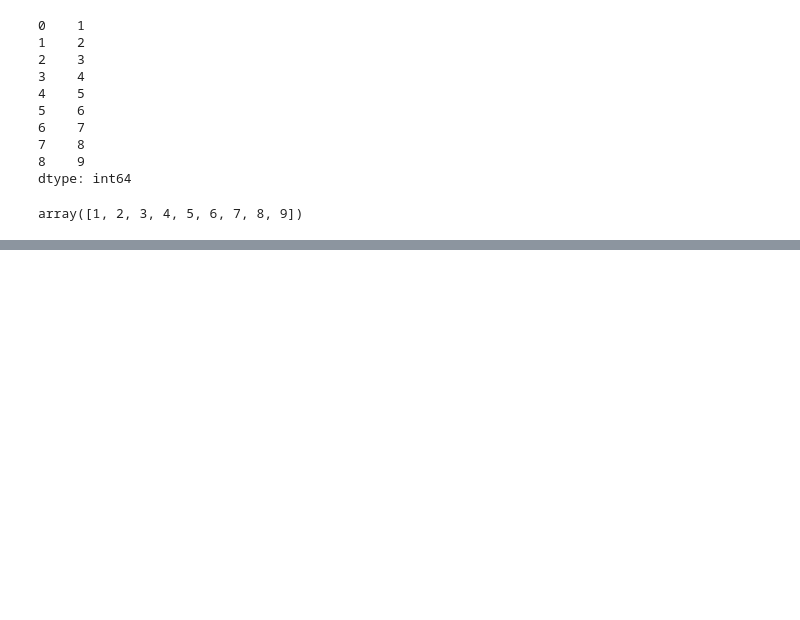
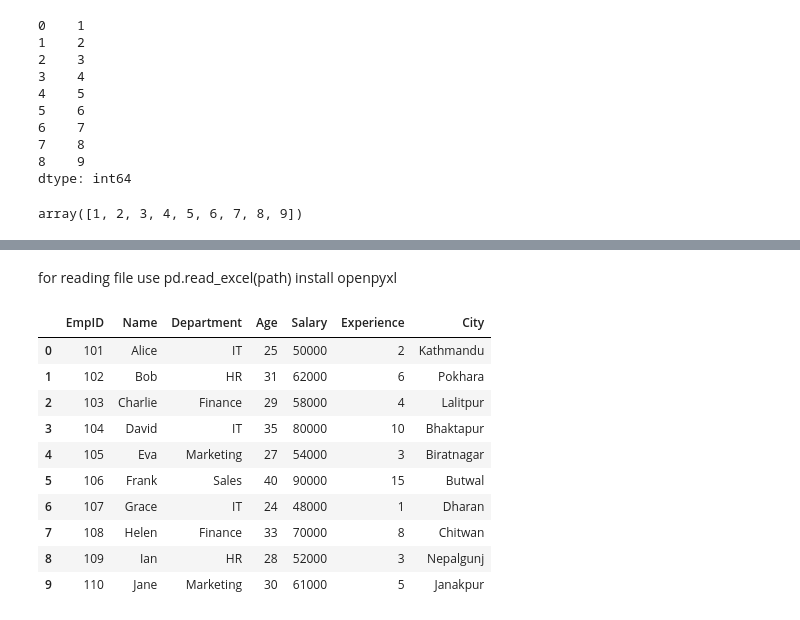
Before and after one commit to RohitShrestha533/datascience_codeit, a Jupyter notebook: Untitled1.ipynb, the cells around one changed output, grey strips where cells are left out. Drawn from its saved outputs; the diff is of its cells as text; code cells hidden in the pictures; blank space fills up the shorter version.

Commit message:
pandas read cvs excel and json file

```diff
--- a/Untitled1.ipynb
+++ b/Untitled1.ipynb
@@ -36,0 +58,18 @@ array([1, 2, 3, 4, 5, 6, 7, 8, 9])
+# %% [markdown]
+for reading file  use pd.read_excel(path)
+install openpyxl
+# %%
+data = pd.read_excel(r"/Users/rohitshrestha/Projects/datascience_codeit/Pandas_Practice_Dataset.xlsx")
+data
+# %% [output]
+|  | EmpID | Name | Department | Age | Salary | Experience | City |
+| 0 | 101 | Alice | IT | 25 | 50000 | 2 | Kathmandu |
+| 1 | 102 | Bob | HR | 31 | 62000 | 6 | Pokhara |
+| 2 | 103 | Charlie | Finance | 29 | 58000 | 4 | Lalitpur |
+| 3 | 104 | David | IT | 35 | 80000 | 10 | Bhaktapur |
+| 4 | 105 | Eva | Marketing | 27 | 54000 | 3 | Biratnagar |
+| 5 | 106 | Frank | Sales | 40 | 90000 | 15 | Butwal |
+| 6 | 107 | Grace | IT | 24 | 48000 | 1 | Dharan |
+| 7 | 108 | Helen | Finance | 33 | 70000 | 8 | Chitwan |
+| 8 | 109 | Ian | HR | 28 | 52000 | 3 | Nepalgunj |
+| 9 | 110 | Jane | Marketing | 30 | 61000 | 5 | Janakpur |
```
Also changed, not shown: parts of 14 cells of this notebook, 3 other files.
